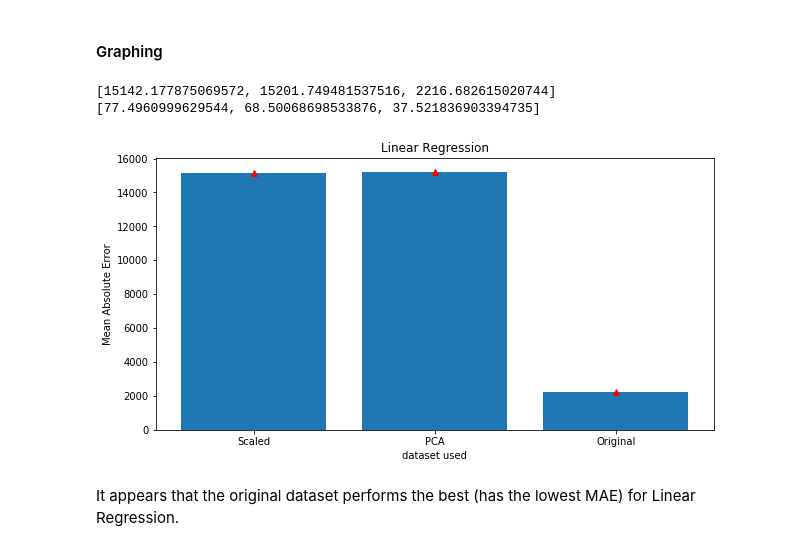
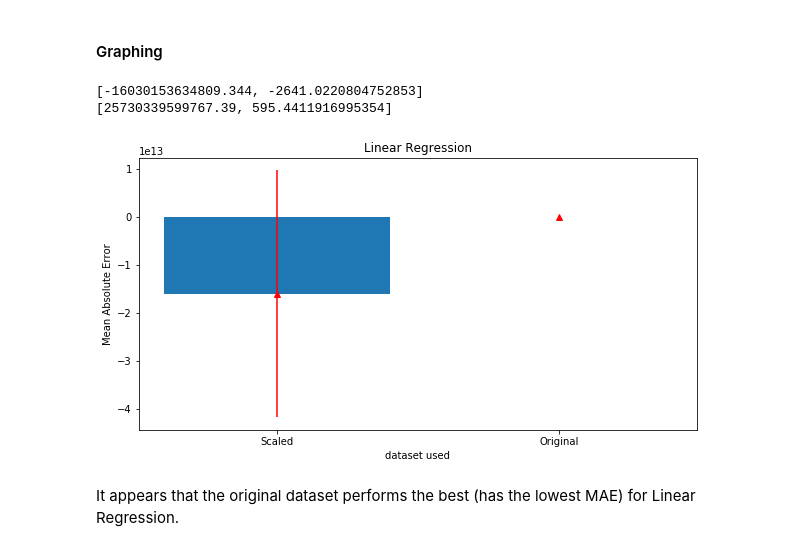
Before and after one commit to SophiaOfTheOceans/Springboard-Files, a Jupyter notebook: Capstone 2/notebooks/Machine Learning.ipynb, the cells around one changed output. Drawn from its saved outputs; the diff is of its cells as text; code cells hidden in the pictures.

```diff
--- a/Capstone 2/notebooks/Machine Learning.ipynb
+++ b/Capstone 2/notebooks/Machine Learning.ipynb
@@ -343,3 +286,16 @@ def optimize_params(model, params, data):
+# %%
+def cross_validate(train,model):
+    X = train.drop(['Weekly_Sales'], axis=1).values
+    y = train['Weekly_Sales'].values
+    results = []
+    tscv = TimeSeriesSplit(n_splits=4)
+    for train_index, validate_index in tscv.split(X):
+        X_train, X_validate = X[train_index], X[validate_index]
+        y_train, y_validate = y[train_index], y[validate_index]
+        model.fit(X_train,y_train)
+        y_pred = model.predict(X_validate)
+        results.append(mean_absolute_error(y_validate,y_pred))
+    return results
 # %% [markdown]
 ## Linear Regression
 # %% [markdown]
@@ -350,9 +304,6 @@ The process goes as follows: each dataset is put through the create_test_split f
 #Create LinearRegression Model
 linear = LinearRegression()
 
-#Create training and testing split
-X_train, X_test, y_train, y_test = create_train_test(scaled_df_fs)
-
 #Fit and cross-validate
-linear.fit(X_train, y_train)
-scaled_results = cross_val_score(linear,X_test,y_test,scoring='neg_mean_absolute_error',cv=5)
+scaled_results = cross_validate(scaled_fs_train,linear)
+original_results = cross_validate(original_fs_train,linear)
@@ -370,34 +310,27 @@ pca_results = cross_val_score(linear,X_test,y_test,scoring='neg_mean_absolute_er
-# %%
-#Create training and testing split
-X_train, X_test, y_train, y_test = create_train_test(original_df_fs)
-
-#Fit and cross-validate
-linear.fit(X_train, y_train)
-original_results = cross_val_score(linear,X_test,y_test,scoring='neg_mean_absolute_error',cv=5)
 # %% [markdown]
 Then, after getting the scores, we find the mean and standard deviation. Since the scoring is negative mean absolute error, I will multiply the means by -1 to get the MAE and plot them with their standard deviations in a bar plot.
 # %%
-means = [np.mean(scaled_results)*-1, np.mean(pca_results)*-1, np.mean(original_results)*-1]
-stds = [np.std(scaled_results),np.std(pca_results),np.std(original_results)]
+means = [np.mean(scaled_results)*-1, np.mean(original_results)*-1]
+stds = [np.std(scaled_results), np.std(original_results)]
 # %% [markdown]
 #### Graphing
 # %%
 plt.figure(figsize=(10,5))
 
 #Data
-plt.bar(range(3),means)
-plt.errorbar(range(3), means, stds, linestyle='None', marker='^',color='red')
+plt.bar(range(2),means)
+plt.errorbar(range(2), means, stds, linestyle='None', marker='^',color='red')
 plt.xlabel("dataset used")
-plt.xticks(range(3),['Scaled','PCA','Original'])
+plt.xticks(range(2),['Scaled','Original'])
 plt.ylabel("Mean Absolute Error")
 plt.title("Linear Regression")
 
 print(means)
 print(stds)
 # %% [output]
-[15142.177875069572, 15201.749481537516, 2216.682615020744]
-[77.4960999629544, 68.50068698533876, 37.521836903394735]
+[-16030153634809.344, -2641.0220804752853]
+[25730339599767.39, 595.4411916995354]
-[figure, old version]
+[figure, new version]
 # %% [markdown]
 It appears that the original dataset performs the best (has the lowest MAE) for Linear Regression.
 # %% [markdown]
```
Also changed, not shown: parts of 76 cells of this notebook, 4 other files.
